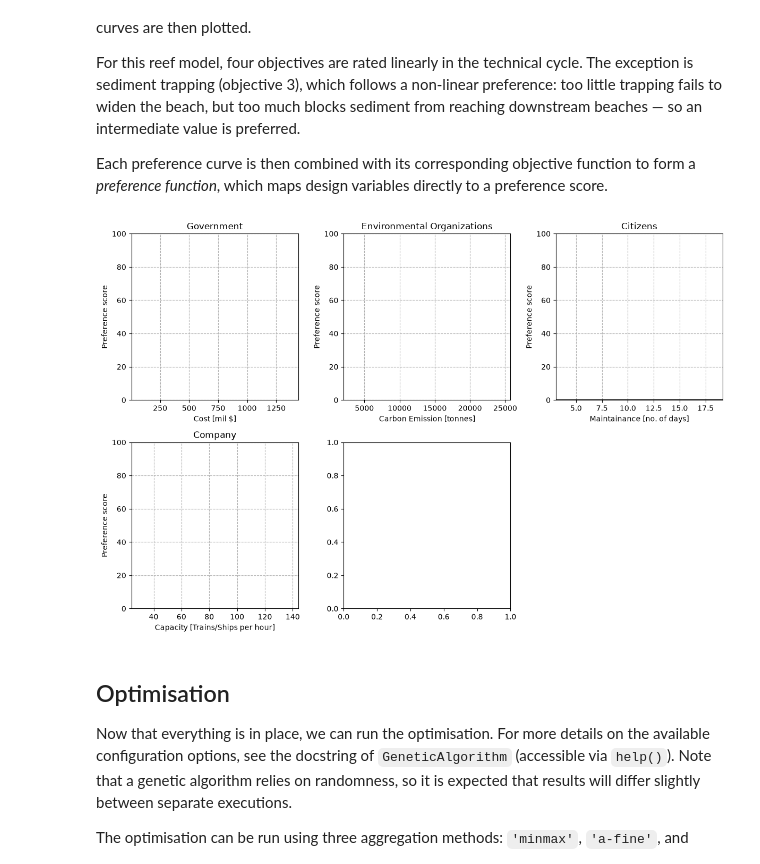
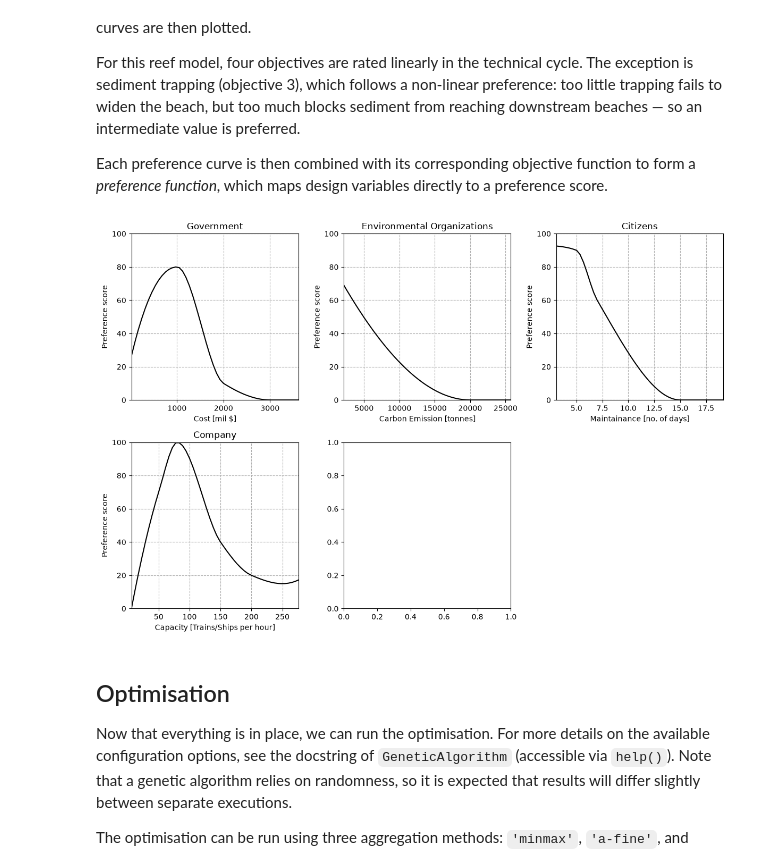
Before and after one commit to Thijmen22/Structural-group-5, a Jupyter notebook: Performace.ipynb, the cells around one changed output. Drawn from its saved outputs; the diff is of its cells as text; code cells hidden in the pictures.

```diff
--- a/Performace.ipynb
+++ b/Performace.ipynb
@@ -56,7 +56,7 @@ design_variables = (
 b1 = [3, 30]      # x1
 b2 = [50, 300]       # x2
 b3 = [0.2, 2]       # x3
-b4 = [3, 25]      # x4
+b4 = [5, 25]      # x4
 b5= [5,60]        #x5
 bounds = [b1, b2, b3, b4, b5]
 
@@ -164,8 +164,9 @@ def objective_function_1(x1, x2, x3, x4, x5):
     cons3 = x2*(1+(8/3*(x5/x2)**2)-(32/5*(x5/x2)**4))  #length of arch
     cons4=  40000 #cost per unit meter
     cons5 = 0.6 #cost per meter width of arch
-    cons6= 0.2 #cost per meter clearance height of bridge
-    return (cons1*cons2*volume + cons3*cons5 * x4 * cons4)*cons6*x1/1000000
+    cons6= 0.5 #cost per meter clearance height of bridge
+    cons7 = 10000000 #additional costs
+    return ((cons1*cons2*volume + cons3*cons5 * x4 * cons4)*cons6*x1 + cons7) / 1000000
 
 def objective_function_2(x1,x2,x3,x4,x5):
     # carbon emission (in tonnes)
@@ -187,7 +188,7 @@ def objective_function_3(x1,x2,x3,x4,x5):
 
 def objective_function_4(x1,x2,x3,x4,x5):
     # ships/trains per hour
-    const1 = np.floor(x4 -2 )/3 #amount of tracks
+    const1 = (x4 - 2)/ 3 #amount of tracks
     const2 = 12 #trains per track an hour
     return const1 * const2 * x2 * 0.01
 
@@ -242,8 +243,8 @@ In this model, all weights are initialised equally ($w_i = \frac{1}{5} = 0.2$) f
 # %%
 # Weights per stakeholder — must sum to 1. Before game all weights were set equal.
 #                   cost   ride  sed   safe  econ
-weights_before =    [0.20, 0.20, 0.20, 0.20, 0.20]
-weights_after =     [0.30, 0.15, 0.20, 0.20, 0.15]
+weights_before =    [0.25, 0.25, 0.25, 0.25]
+weights_after =     [0.2, 0.15, 0.50, 0.15]
 
 weights = weights_before  # set to which weight to use
 
@@ -261,17 +262,15 @@ For this reef model, four objectives are rated linearly in the technical cycle.
 Each preference curve is then combined with its corresponding objective function to form a *preference function*, which maps design variables directly to a preference score.
 # %%
 # Define preferences
-prefs_before = [[[150000, 4250000],             [100, 0]],          # preference cost
-                [[8, 350],                      [0, 100]],          # preference ride length
-                [[0, 80000, 150000, 375000],    [0, 100, 50, 0]],   # preference sediment trapping
-                [[2, 9.5],                      [100, 0]],          # preference safety
-                [[12500000, 250000000],                [0, 100]]]          # preference economic growth
+prefs_before = [[[50 , 1000, 2000, 3000, 3200 ],             [30, 80,10, 0, 0]],          # preference cost
+                [[0, 2000, 20000, 21000],                      [100, 70,0, 0]],          # carbon emission
+                [[0, 1, 5, 7, 15, 17],    [100, 95, 90 , 60, 0, 0]],   # days of maintennce
+                [[6,50, 80, 150, 200, 250],                      [0, 70,100,  40, 20, 15]]]          # trains an hour       # preference economic growth
 
-pref_after = [[[150000, 2000000, 4250000],      [100, 80, 0]],
-                [[8, 120, 350],                 [0, 60, 100]],
-                [[0, 80000, 150000, 375000],    [0, 100, 50, 0]],
-                [[2, 9.5],                      [100, 0]],
-                [[12500000, 250000000],                [0, 100]]]
+#pref_after = [[100000000, 2000000, 4250000],      [100, 80, 0]],
+#                [[8, 120, 350],                 [0, 60, 100]],
+ #               [[0, 80000, 150000, 375000],    [0, 100, 50, 0]],
+ #               [[2, 9.5],                      [100, 0]],
 
 prefs = prefs_before  # set to which preferences to use
 
@@ -308,52 +307,50 @@ plt.show()
 
 
 # Defines preference functions that convert raw objective values to 0-100 preference scores
-def pref_func_1(x1, x2, x3, x4):
-    cost = objective_function_1(x1, x2, x3, x4)
+def pref_func_1(x1, x2, x3, x4, x5):
+    cost = objective_function_1(x1, x2, x3, x4, x5)
     return pchip_interpolate(prefs[0][0], prefs[0][1], cost)
 
-def pref_func_2(x1, x2, x3, x4):
-    ride = objective_function_2(x1, x2, x3, x4)
+def pref_func_2(x1, x2, x3, x4, x5):
+    ride = objective_function_2(x1, x2, x3, x4, x5)
     return pchip_interpolate(prefs[1][0], prefs[1][1], ride)
 
-def pref_func_3(x1, x2, x3, x4):
-    sed = objective_function_3(x1, x2, x3, x4)
+def pref_func_3(x1, x2, x3, x4, x5):
+    sed = objective_function_3(x1, x2, x3, x4, x5)
     return pchip_interpolate(prefs[2][0], prefs[2][1], sed)
 
-def pref_func_4(x1, x2, x3, x4):
-    safe = objective_function_4(x1, x2, x3, x4)
+def pref_func_4(x1, x2, x3, x4, x5):
+    safe = objective_function_4(x1, x2, x3, x4, x5)
     return pchip_interpolate(prefs[3][0], prefs[3][1], safe)
 
-def pref_func_5(x1, x2, x3, x4):
-    econ = objective_function_5(x1, x2, x3, x4)
-    return pchip_interpolate(prefs[4][0], prefs[4][1], econ)
+
 
 pref_funcs = [pref_func_1, pref_func_2, pref_func_3, pref_func_4, pref_func_5]  # list of preference functions for easier handling
 
 
 def objective(variables):
     """
     Objective function that is fed to the GA. Calles the separate preference functions that are declared above.
 
     :param variables: array with design variable values per member of the population. Can be split by using array
     slicing
     :return: 1D-array with aggregated preference scores for the members of the population.
     """
     x1 = variables[:, 0]
     x2 = variables[:, 1]
     x3 = variables[:, 2]
     x4 = variables[:, 3]
 
     # calculate the preference scores
     p_1 = pref_func_1(x1, x2, x3, x4)
     p_2 = pref_func_2(x1, x2, x3, x4)
     p_3 = pref_func_3(x1, x2, x3, x4)
     p_4 = pref_func_4(x1, x2, x3, x4)
-    p_5 = pref_func_5(x1, x2, x3, x4)
 
-    return weights, [p_1, p_2, p_3, p_4, p_5]
+
+    return weights, [p_1, p_2, p_3, p_4]
 # %% [output]
-[figure, old version]
+[figure, new version]
 # %% [markdown]
 ## Optimisation
 
```
Also changed, not shown: parts of 3 cells of this notebook.
